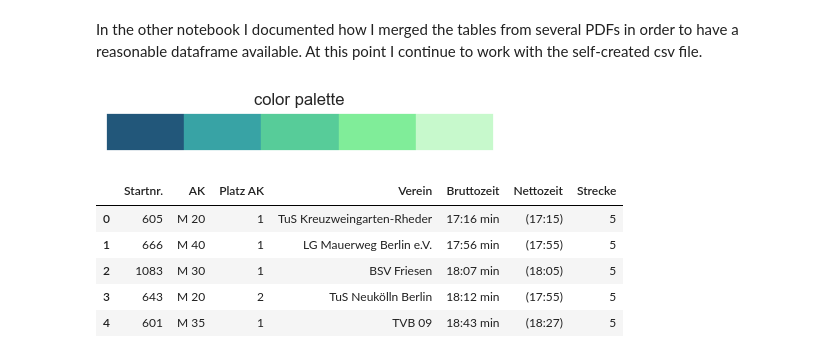
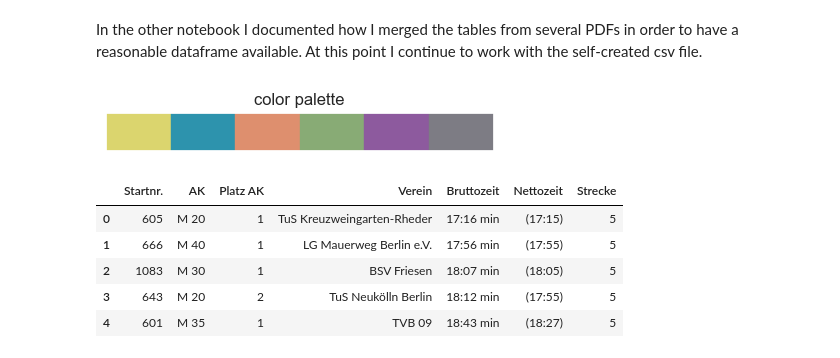
Before and after one commit to scheinmensch/Plaenterwaldlauf, a Jupyter notebook: Analysis.ipynb, the cells around one changed output. Cells and saved outputs as stored; diff of their text form; code cells hidden in the pictures.

```diff
--- a/Analysis.ipynb
+++ b/Analysis.ipynb
@@ -10,24 +10,24 @@ from datetime import timedelta
 # %%
 sns.set()
 
-c_pal = ["#22577a","#38a3a5","#57cc99","#80ed99","#c7f9cc"]
+c_pal = ["#DBD56E","#2D93AD","#DE8F6E","#88AB75",'#8D5A9E', "#7D7C84"]
 
 fig, ax = plt.subplots(figsize=(5, 0.5))
 
 for i, color in enumerate(c_pal):
     ax.add_patch(plt.Rectangle((i, 0), 1, 1, color=color))
 
 ax.set_xlim(0, len(c_pal))
 ax.set_ylim(0, 1)
 
 ax.set_xticks([])
 ax.set_yticks([])
 
 plt.title('color palette')
 
 plt.show();
 # %% [output]
-[figure, old version]
+[figure, new version]
 # %%
 data = pd.read_csv('data/plaenterwaldlauf.csv')
 # %%
```
Also changed, not shown: parts of 22 cells of this notebook.
